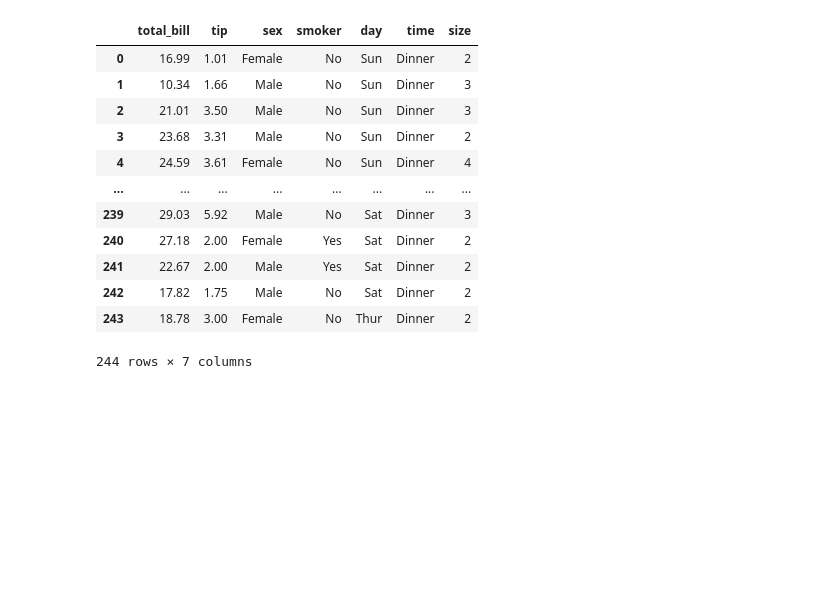
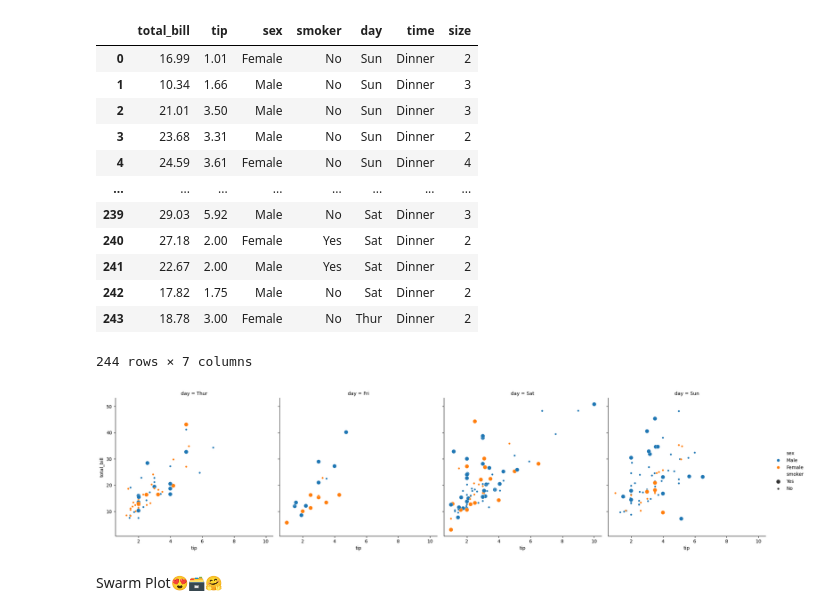
Before and after one commit to GulamAnsari12/Full-Python, a Jupyter notebook: Seaborn.ipynb, the cells around one changed output. Cells and saved outputs as stored; diff of their text form; code cells hidden in the pictures; blank space fills up the shorter version.

```diff
--- a/Seaborn.ipynb
+++ b/Seaborn.ipynb
@@ -538,3 +538,10 @@ data
 | 242 | 17.82 | 1.75 | Male | No | Sat | Dinner | 2 |
 | 243 | 18.78 | 3.00 | Female | No | Thur | Dinner | 2 |
 244 rows × 7 columns
+# %%
+sns.relplot( data = data , x ="tip",  y="total_bill", hue = "sex", col="day", size= "smoker")
+plt.show()
+# %% [output]
+[figure, added]
+# %% [markdown]
+Swarm Plot😍🗃️🤗
```
Also changed, not shown: parts of 5 cells of this notebook.
